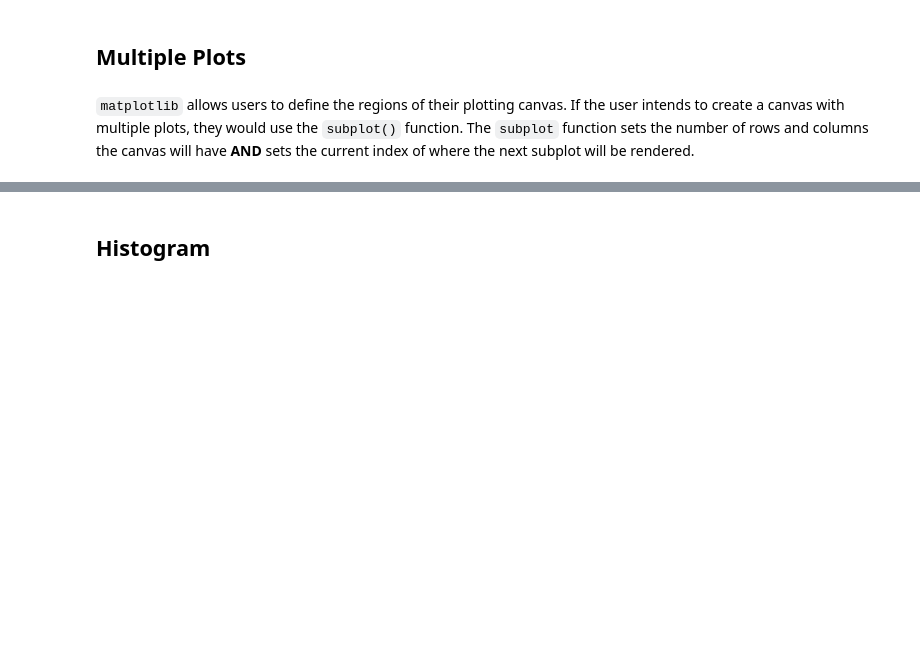
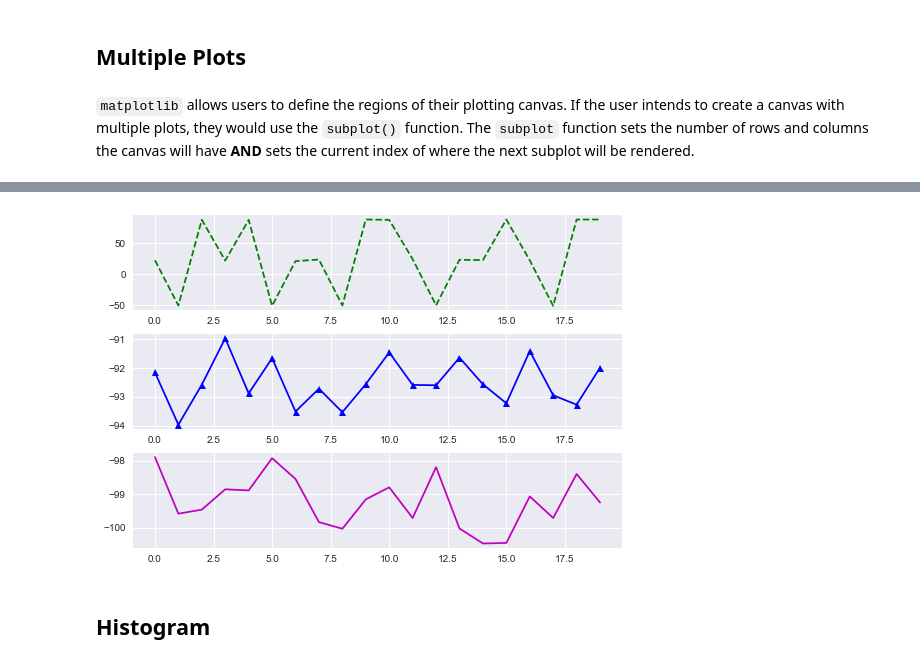
Before and after one commit to betteridiot/b575f18, a Jupyter notebook: Data_viz.ipynb, the cells around one changed output, grey strips where cells are left out. Cells and saved outputs as stored; diff of their text form; code cells hidden in the pictures; blank space fills up the shorter version.

```diff
--- a/Data_viz.ipynb
+++ b/Data_viz.ipynb
@@ -128,10 +182,21 @@ plt.show()
 # %%
-plt.figure(1)
+# Temporary styles
+with plt.style.context('seaborn'):
+    plt.figure(1)
 
-# Plot all three columns from df in different subplots
-# Rows first index (top-left)
+    # Plot all three columns from df in different subplots
+    # Rows first index (top-left)
+    plt.subplot(311)
+    plt.plot(df.gauss_mix[:20], 'g--')
 
+    plt.subplot(312)
+    plt.plot(df.control[:20], 'b-^')
 
-# Some plot configuration
-plt.subplots_adjust(top=.92, bottom=.08, left=.1, right=.95, hspace=.25, wspace=.35)
-plt.show()
+    plt.subplot(313)
+    plt.plot(df.treatment[:20], 'm')
+
+    # Some plot configuration
+    plt.subplots_adjust(top=.92, bottom=.08, left=.1, right=.95, hspace=.25, wspace=.35)
+    plt.show()
+# %% [output]
+[figure, added]
```
Also changed, not shown: parts of 17 cells of this notebook, 3 other files.
